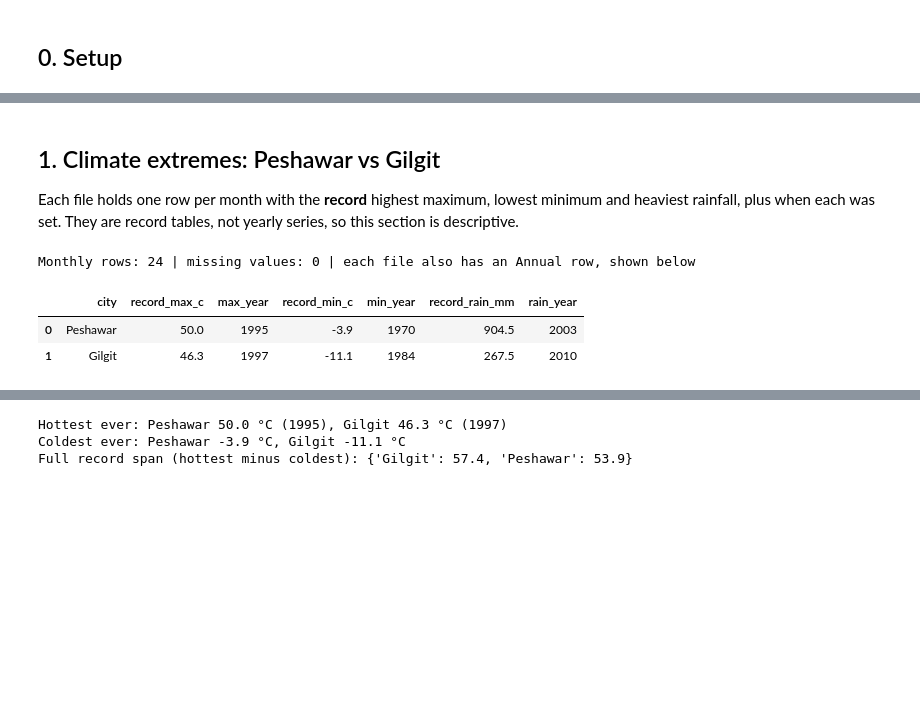
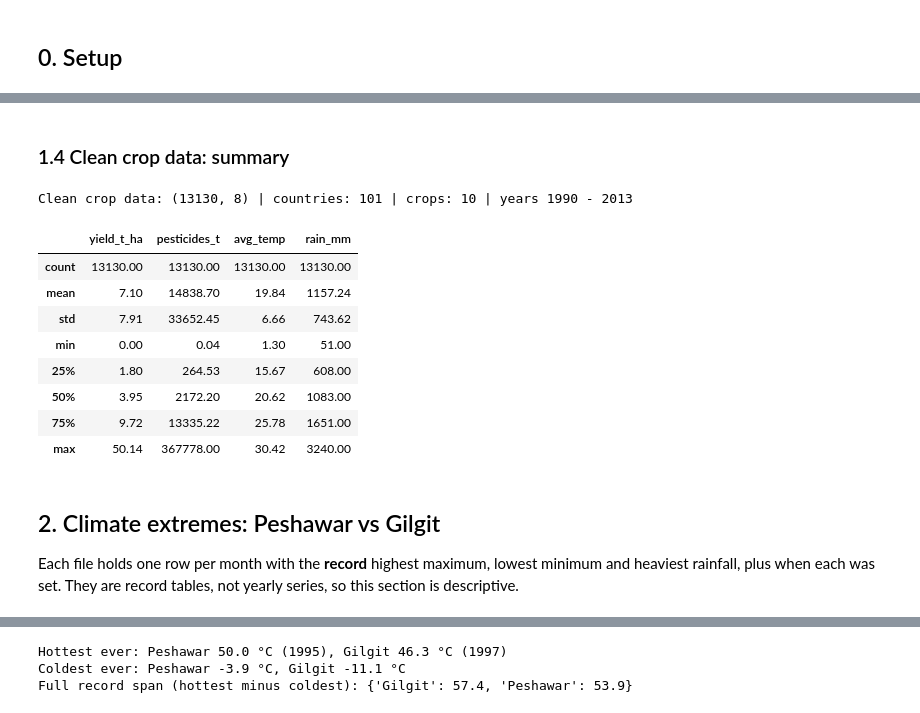
Before and after one commit to Sumbal-Fatima/Pakistan-Climate-Agriculture-EDA, a Jupyter notebook: notebooks/01_eda_climate_agriculture_pakistan.ipynb, the cells around one changed output, grey strips where cells are left out. Cells and saved outputs as stored; diff of their text form; code cells hidden in the pictures; blank space fills up the shorter version.

```diff
--- a/notebooks/01_eda_climate_agriculture_pakistan.ipynb
+++ b/notebooks/01_eda_climate_agriculture_pakistan.ipynb
@@ -36,21 +166,19 @@ def save(name): plt.savefig(FIG+name, dpi=160); plt.show()
+# %% [markdown]
+### 1.4 Clean crop data: summary
+# %%
+print('Clean crop data:', yc.shape, '| countries:', yc.Area.nunique(), '| crops:', yc.Item.nunique(), '| years', yc.Year.min(), '-', yc.Year.max())
+yc[['yield_t_ha','pesticides_t','avg_temp','rain_mm']].describe().round(2)
+# %% [output]
+Clean crop data: (13130, 8) | countries: 101 | crops: 10 | years 1990 - 2013
+|  | yield_t_ha | pesticides_t | avg_temp | rain_mm |
+| count | 13130.00 | 13130.00 | 13130.00 | 13130.00 |
+| mean | 7.10 | 14838.70 | 19.84 | 1157.24 |
+| std | 7.91 | 33652.45 | 6.66 | 743.62 |
+| min | 0.00 | 0.04 | 1.30 | 51.00 |
+| 25% | 1.80 | 264.53 | 15.67 | 608.00 |
+| 50% | 3.95 | 2172.20 | 20.62 | 1083.00 |
+| 75% | 9.72 | 13335.22 | 25.78 | 1651.00 |
+| max | 50.14 | 367778.00 | 30.42 | 3240.00 |
 # %% [markdown]
-## 1. Climate extremes: Peshawar vs Gilgit
+## 2. Climate extremes: Peshawar vs Gilgit
 Each file holds one row per month with the **record** highest maximum, lowest minimum and heaviest rainfall, plus when each was set. They are record tables, not yearly series, so this section is descriptive.
-# %%
-def load(path, city):
-    d = pd.read_csv(path); d.columns = [c.strip() for c in d.columns]
-    d = d.rename(columns={'Highest Maximum Temperature in Celsius':'record_max_c','Lowest Minimum Temperature in Celsius':'record_min_c',
-        'Monthly Heaviest Rainfall in mm':'record_rain_mm','Maximum Temperature date':'max_date','Minimum Temperature date':'min_date','Heaviest Rainfall date':'rain_year'})
-    d['max_year'] = d.max_date.str.split('-').str[-1].astype(int); d['min_year'] = d.min_date.str.split('-').str[-1].astype(int)
-    d['rain_year'] = pd.to_numeric(d.rain_year, errors='coerce'); d['city'] = city
-    d['month'] = pd.Categorical(d.Month, ['January','February','March','April','May','June','July','August','September','October','November','December','Annual'], ordered=True)
-    return d
-cl = pd.concat([load('../data/peshawar.csv','Peshawar'), load('../data/gilgit.csv','Gilgit')], ignore_index=True)
-annual = cl[cl.Month=='Annual'].copy(); cl = cl[cl.Month!='Annual'].reset_index(drop=True); cl['month'] = cl.month.cat.remove_unused_categories()
-print('Monthly rows:', len(cl), '| missing values:', int(cl.isna().sum().sum()), '| each file also has an Annual row, shown below')
-annual[['city','record_max_c','max_year','record_min_c','min_year','record_rain_mm','rain_year']].round(1).reset_index(drop=True)
-# %% [output]
-Monthly rows: 24 | missing values: 0 | each file also has an Annual row, shown below
-|  | city | record_max_c | max_year | record_min_c | min_year | record_rain_mm | rain_year |
-| 0 | Peshawar | 50.0 | 1995 | -3.9 | 1970 | 904.5 | 2003 |
-| 1 | Gilgit | 46.3 | 1997 | -11.1 | 1984 | 267.5 | 2010 |
```
Also changed, not shown: parts of 25 cells of this notebook.
